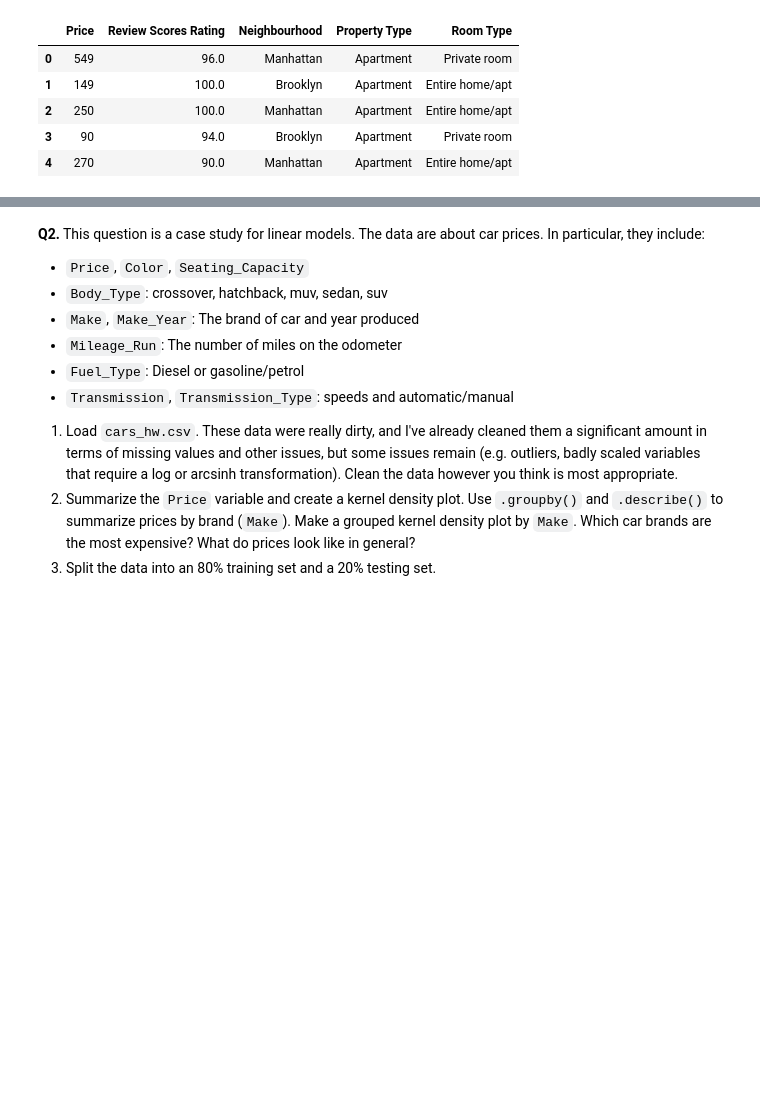
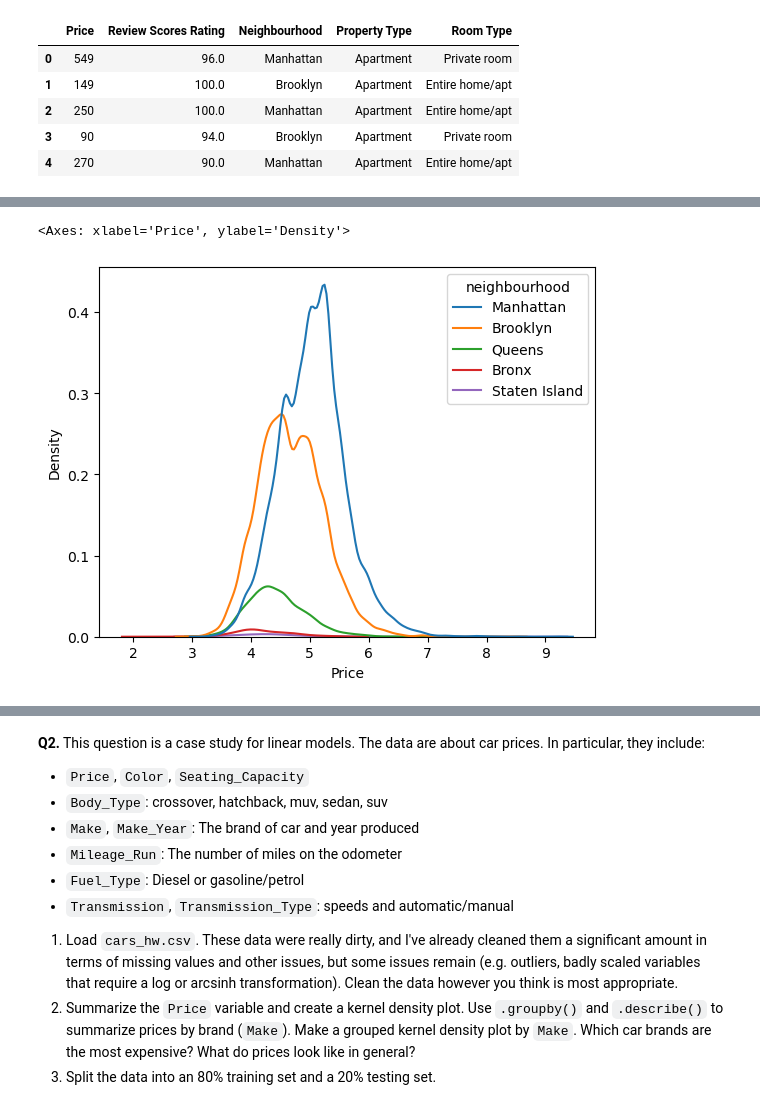
Before and after one commit to ctogs/DS-3001-IAs, a Jupyter notebook: assignment6-linear_regression/assignment.ipynb, the cells around one changed output, grey strips where cells are left out. Saved outputs shown, nothing was run; the diff lists cells and outputs as text; code cells hidden in the pictures; blank space fills up the shorter version.

```diff
--- a/assignment6-linear_regression/assignment.ipynb
+++ b/assignment6-linear_regression/assignment.ipynb
@@ -36,0 +58,5 @@ df.head()
+# %%
+sns.kdeplot(x=np.log(df['Price']), hue=df['neighbourhood'])
+# %% [output]
+<Axes: xlabel='Price', ylabel='Density'>
+[figure, added]
```
Also changed, not shown: parts of 14 cells of this notebook.
